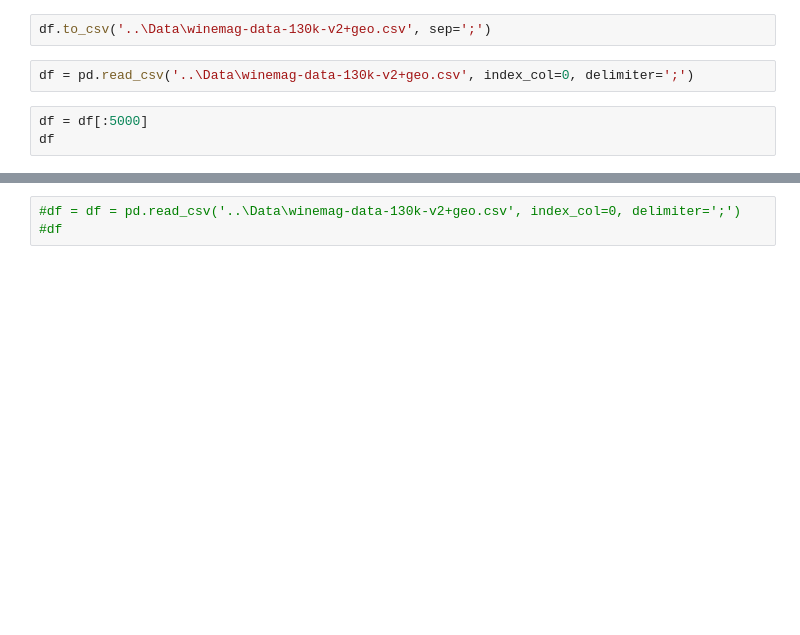
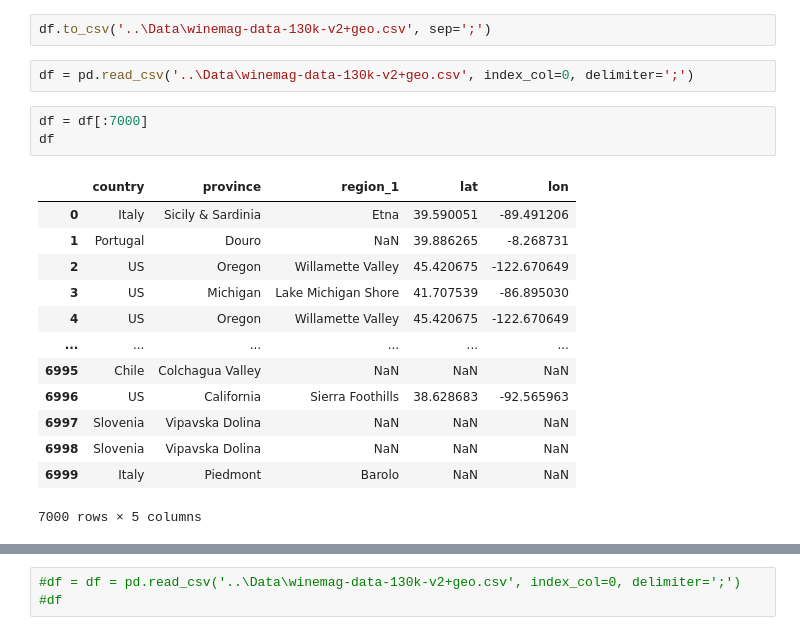
Before and after one commit to Alex020250/AppliedDataScience, a Jupyter notebook: Code/preprocessing.ipynb, the cells around one changed output, grey strips where cells are left out. Cells and saved outputs as stored; diff of their text form; blank space fills up the shorter version.

```diff
--- a/Code/preprocessing.ipynb
+++ b/Code/preprocessing.ipynb
@@ -279,8 +292,22 @@ df.to_csv('..\Data\winemag-data-130k-v2+geo.csv', sep=';')
 # %%
 df = pd.read_csv('..\Data\winemag-data-130k-v2+geo.csv', index_col=0, delimiter=';')
 # %%
-df = df[:5000]
+df = df[:7000]
 df
+# %% [output]
+|  | country | province | region_1 | lat | lon |
+| 0 | Italy | Sicily & Sardinia | Etna | 39.590051 | -89.491206 |
+| 1 | Portugal | Douro | NaN | 39.886265 | -8.268731 |
+| 2 | US | Oregon | Willamette Valley | 45.420675 | -122.670649 |
+| 3 | US | Michigan | Lake Michigan Shore | 41.707539 | -86.895030 |
+| 4 | US | Oregon | Willamette Valley | 45.420675 | -122.670649 |
+| ... | ... | ... | ... | ... | ... |
+| 6995 | Chile | Colchagua Valley | NaN | NaN | NaN |
+| 6996 | US | California | Sierra Foothills | 38.628683 | -92.565963 |
+| 6997 | Slovenia | Vipavska Dolina | NaN | NaN | NaN |
+| 6998 | Slovenia | Vipavska Dolina | NaN | NaN | NaN |
+| 6999 | Italy | Piedmont | Barolo | NaN | NaN |
+7000 rows × 5 columns
 # %%
 dict = {}
 temps = []
```
Also changed, not shown: parts of 4 cells of this notebook, 2 other files.
